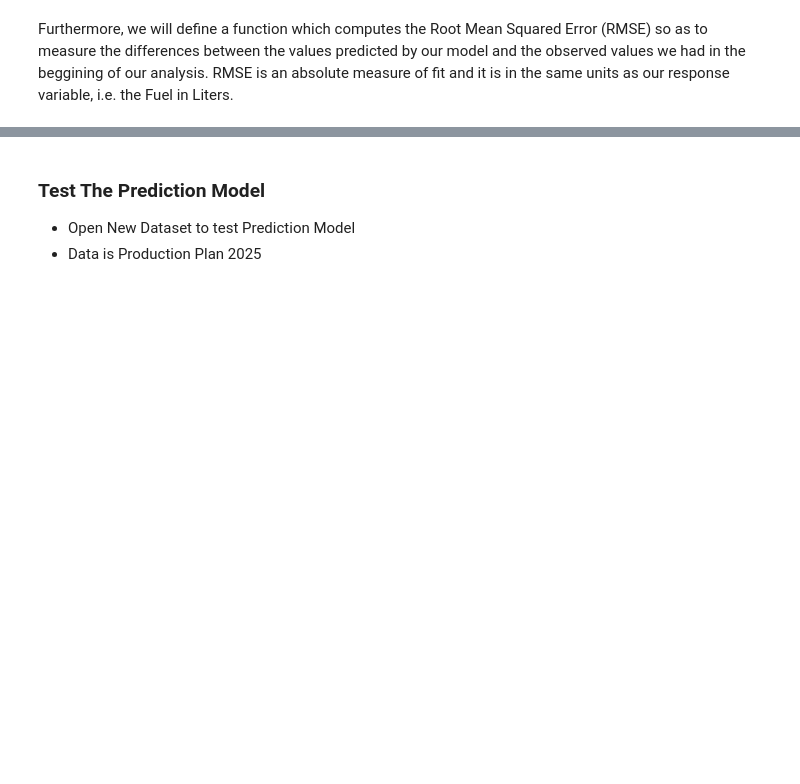
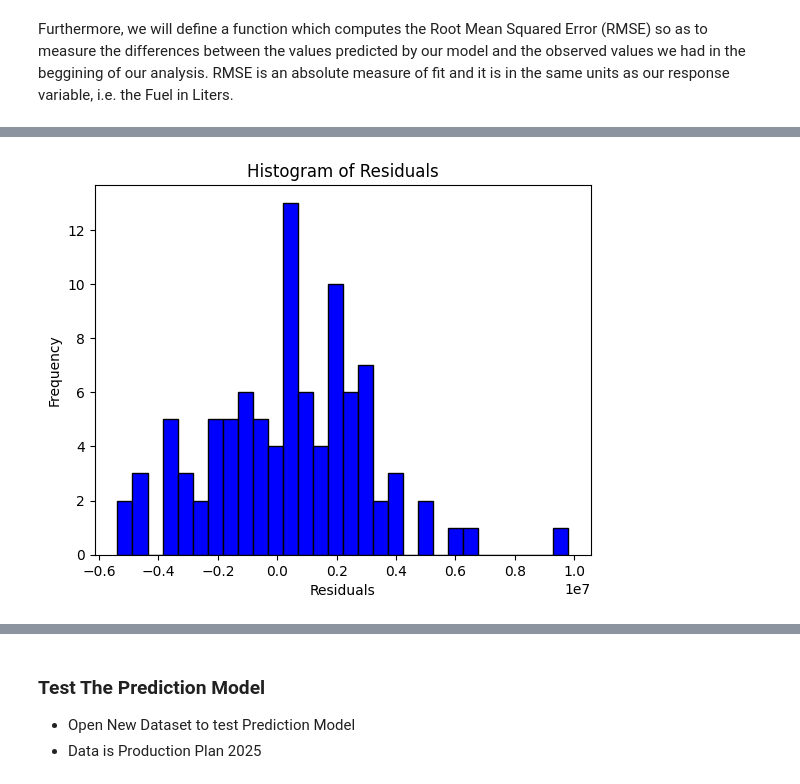
Before and after one commit to layudhi/FuelPrediction, a Jupyter notebook: A-SGTFuelPrediction.ipynb, the cells around one changed output, grey strips where cells are left out. Drawn from its saved outputs; the diff is of its cells as text; code cells hidden in the pictures; blank space fills up the shorter version.

```diff
--- a/A-SGTFuelPrediction.ipynb
+++ b/A-SGTFuelPrediction.ipynb
@@ -229,0 +362,11 @@ str(predictions[3].round(2))
+# %%
+#Histogram of Residuals: This plot helps you see the distribution of the residuals.
+#Ideally, the residuals should follow a normal distribution.
+
+plt.hist(residuals, bins=30, color='blue', edgecolor='black')
+plt.xlabel('Residuals')
+plt.ylabel('Frequency')
+plt.title('Histogram of Residuals')
+plt.show()
+# %% [output]
+[figure, added]
```
Also changed, not shown: parts of 38 cells of this notebook, 3 other files.
